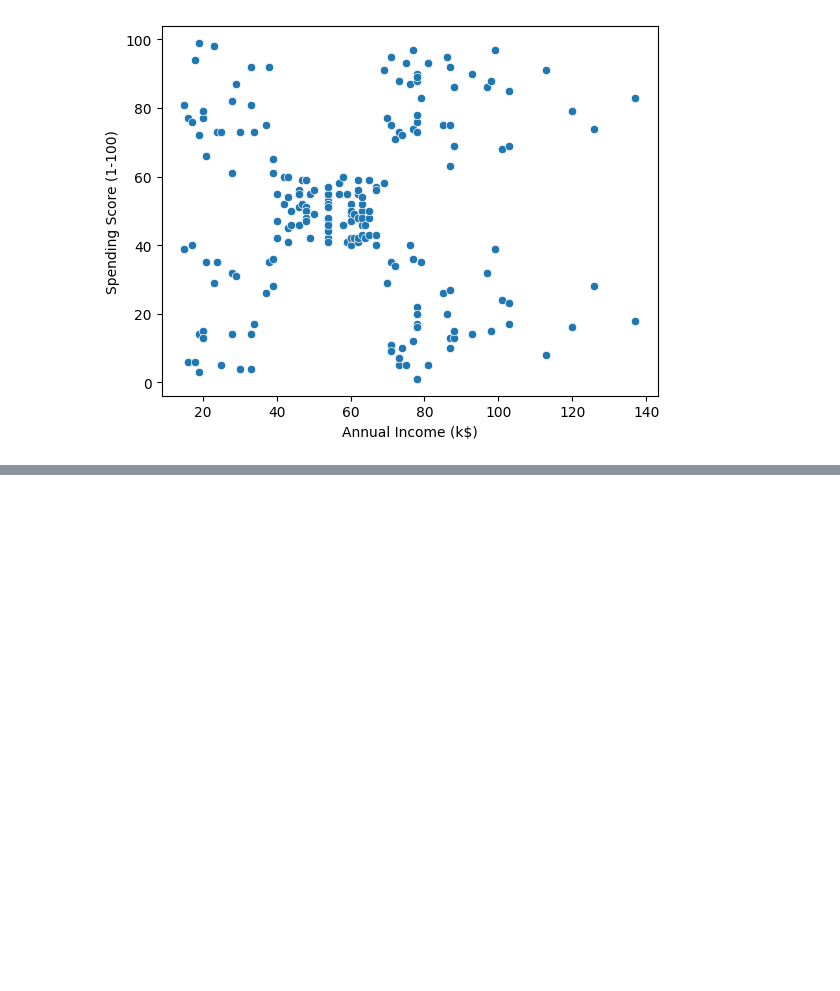
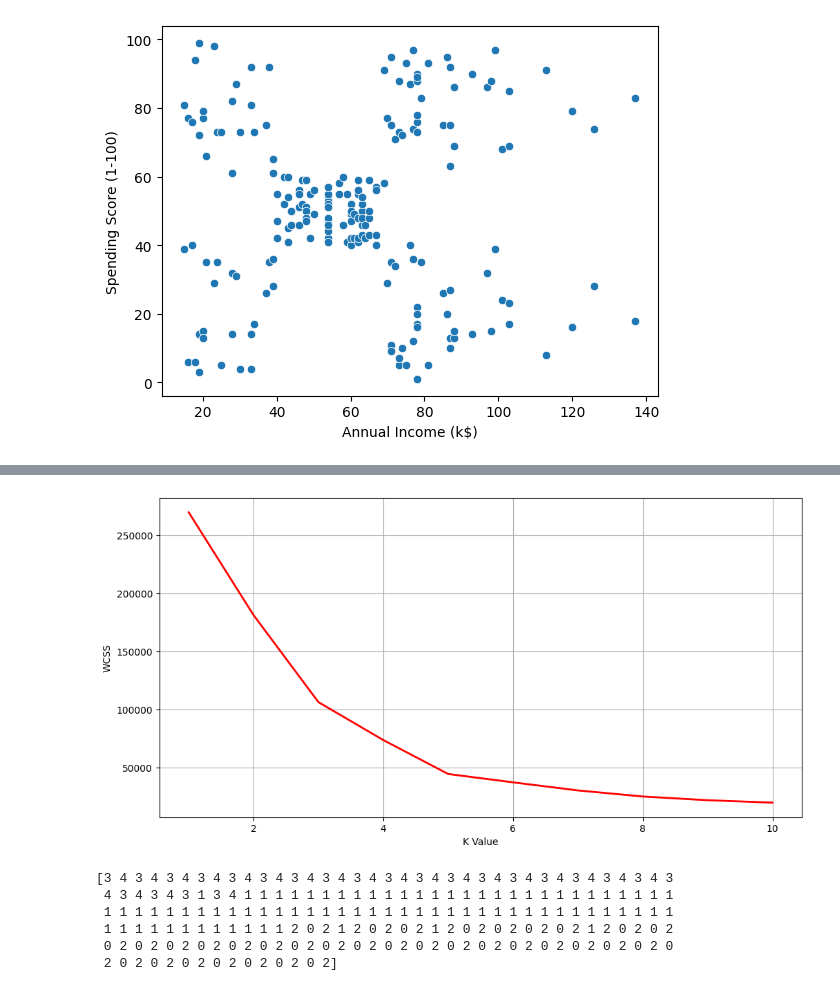
Before and after one commit to Aman811630/Mall-Customer-Churn-Clustering-Project-by-Aman-Singh, a Jupyter notebook: Mall_Customer_Churn_Prtoject_by_Amna_Singh.ipynb, the cells around one changed output, grey strips where cells are left out. Saved outputs shown, nothing was run; the diff lists cells and outputs as text; code cells hidden in the pictures; blank space fills up the shorter version.

```diff
--- a/Mall_Customer_Churn_Prtoject_by_Amna_Singh.ipynb
+++ b/Mall_Customer_Churn_Prtoject_by_Amna_Singh.ipynb
@@ -219,0 +276,31 @@ plt.show()
+# %%
+x2 =df1.loc[:,["Annual Income (k$)","Spending Score (1-100)"]].values
+
+from sklearn.cluster import KMeans
+wcss=[]
+for k in range (1,11):
+  kmeans = KMeans(n_clusters=k,init ="k-means++")
+  kmeans.fit(x2)
+  wcss.append(kmeans.inertia_)
+plt.figure(figsize=(12,6))
+plt.grid()
+plt.plot(range(1,11),wcss,linewidth=2, color= "red")
+plt.xlabel("K Value")
+plt.ylabel("WCSS")
+plt.show()
+# %% [output]
+[figure, added]
+# %%
+# no of cluster = 5
+kmeans = KMeans(n_clusters=5)
+
+label = kmeans.fit_predict(x2)
+
+print(label)
+# %% [output]
+[3 4 3 4 3 4 3 4 3 4 3 4 3 4 3 4 3 4 3 4 3 4 3 4 3 4 3 4 3 4 3 4 3 4 3 4 3
+ 4 3 4 3 4 3 1 3 4 1 1 1 1 1 1 1 1 1 1 1 1 1 1 1 1 1 1 1 1 1 1 1 1 1 1 1 1
+ 1 1 1 1 1 1 1 1 1 1 1 1 1 1 1 1 1 1 1 1 1 1 1 1 1 1 1 1 1 1 1 1 1 1 1 1 1
+ 1 1 1 1 1 1 1 1 1 1 1 1 2 0 2 1 2 0 2 0 2 1 2 0 2 0 2 0 2 0 2 1 2 0 2 0 2
+ 0 2 0 2 0 2 0 2 0 2 0 2 0 2 0 2 0 2 0 2 0 2 0 2 0 2 0 2 0 2 0 2 0 2 0 2 0
+ 2 0 2 0 2 0 2 0 2 0 2 0 2 0 2]
```
Also changed, not shown: parts of 12 cells of this notebook.
